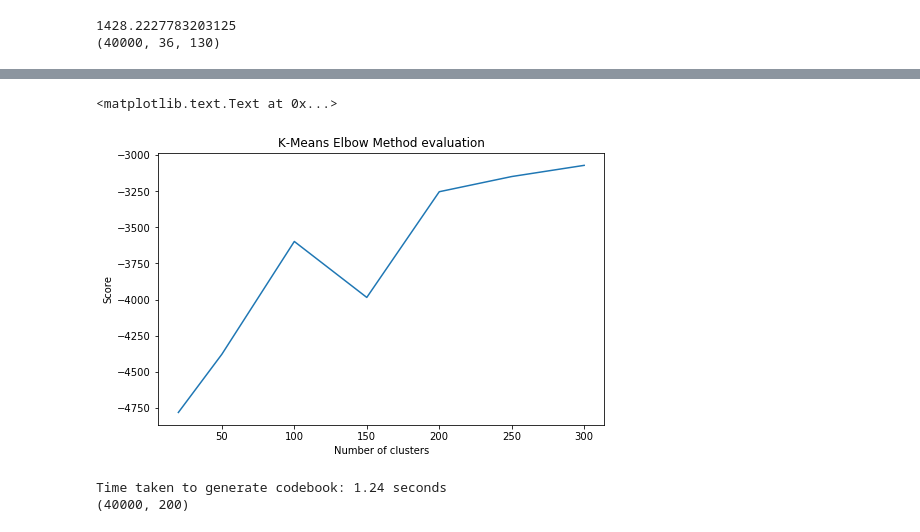
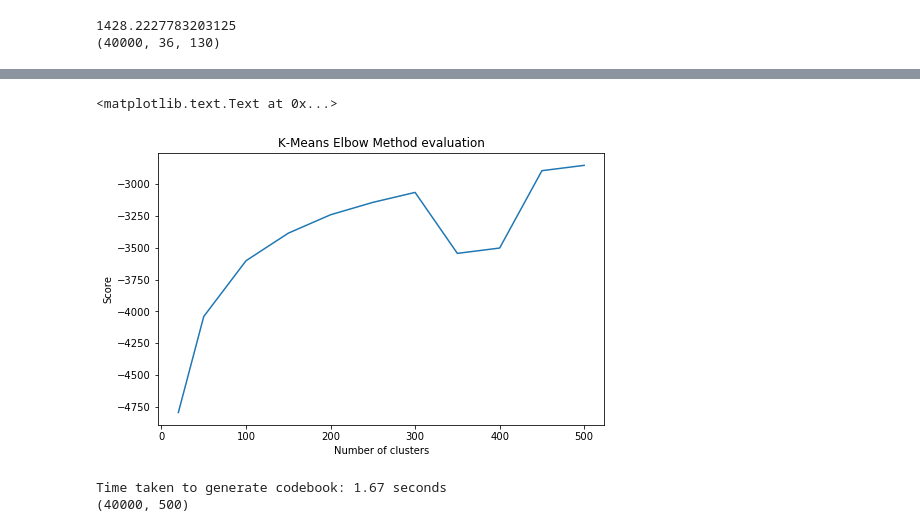
Before and after one commit to nagibshah/CIFAR-10-ImageClassifier, a Jupyter notebook: Cifar10-ImageClassifier.ipynb, the cells around one changed output, grey strips where cells are left out. Cells and saved outputs as stored; diff of their text form; code cells hidden in the pictures.

```diff
--- a/Cifar10-ImageClassifier.ipynb
+++ b/Cifar10-ImageClassifier.ipynb
@@ -607,6 +627,10 @@ print(y_train.shape)
 print(xTest.shape)
 print(y_test.shape)
 
-print(y_train.dtype)
+xTrain = xTrain.astype("float32")
+print(xTrain.dtype)
+
+xTest = xTest.astype("float32")
+print(xTest.dtype)
 # %% [output]
 (40000, 32, 32, 3)
@@ -659,8 +684,9 @@ print(descriptor_list.shape)
 bov_descriptors = descriptor_list.reshape((-1, descriptor_list.shape[2]))
 
 start = time.time()
-range_n_clusters = [20,50,100,150,200,250,300]
-km = [MiniBatchKMeans(n_clusters=i) for i in range_n_clusters]
+range_n_clusters = [20,50,100,150,200,250,300,350,400,450,500]
+#range_n_clusters = [350,400,450,500]
+km = [MiniBatchKMeans(n_clusters=i,batch_size=200) for i in range_n_clusters]
 score = [km[i].fit(bov_descriptors).score(bov_descriptors) for i in range(len(range_n_clusters))]
 print("Clustering range search took %0.2f seconds"%(time.time() - start))
 
@@ -675,19 +701,19 @@ Clustering range search took 162.05 seconds
 <matplotlib.text.Text at 0x...>
-[figure, old version]
+[figure, new version]
 # %%
 # create bag of visual words
 
 # prep the best codebook
-bestk = 200
-visualWords = km[4].predict(bov_descriptors)
-_codebook = km[4]
+bestk = 500
+visualWords = km[10].predict(bov_descriptors)
+_codebook = km[10]
 
 start = time.time()
 BOVW, _scaler = GenerateBOVW(bestk, descriptor_list, visualWords)
 print("Time taken to generate codebook: %0.2f seconds"%(time.time() - start))
 print(BOVW.shape)
 # %% [output]
-Time taken to generate codebook: 1.24 seconds
-(40000, 200)
+Time taken to generate codebook: 1.67 seconds
+(40000, 500)
 # %%
 # convert the evaluation set for testing the classifier
```
Also changed, not shown: parts of 28 cells of this notebook.
